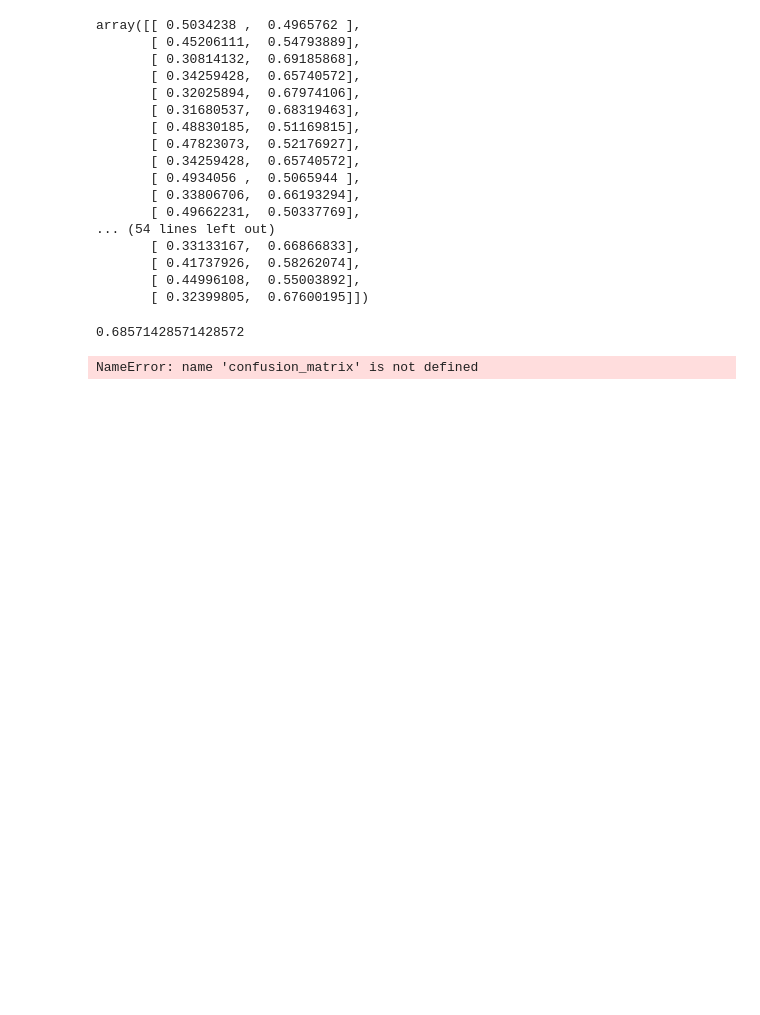
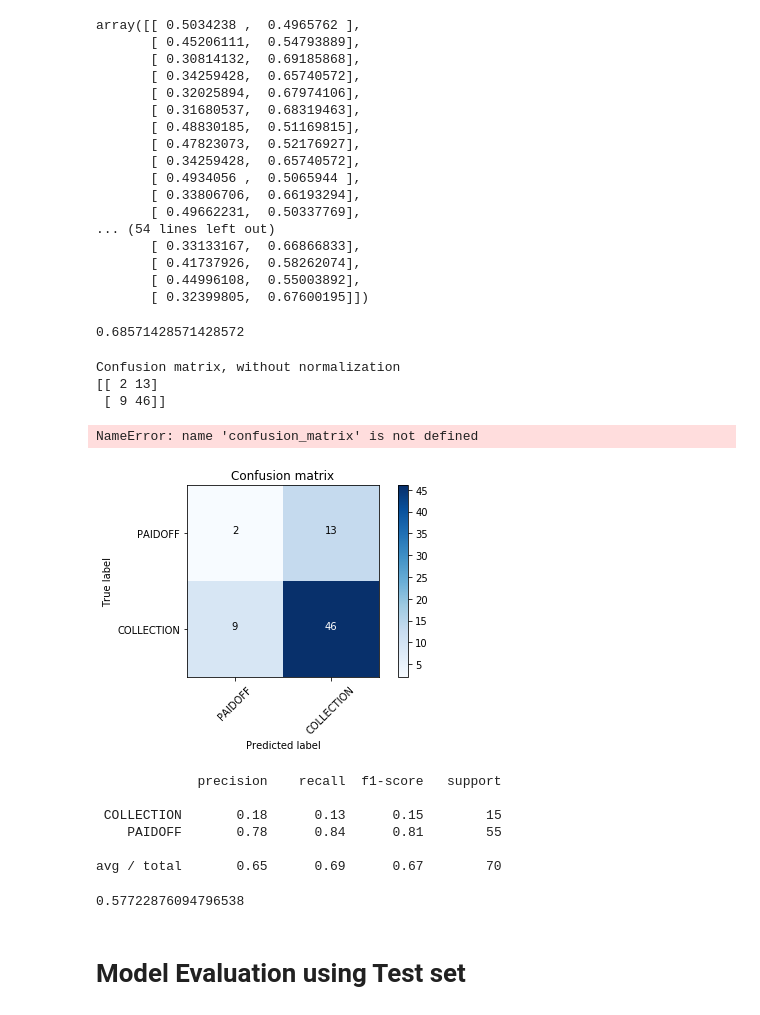
Before and after one commit to zachary2005/rguibi-project-coursera, a Jupyter notebook: rguibi_into_notebook.ipynb, the cells around one changed output. Saved outputs shown, nothing was run; the diff lists cells and outputs as text; code cells hidden in the pictures; blank space fills up the shorter version.

```diff
--- a/rguibi_into_notebook.ipynb
+++ b/rguibi_into_notebook.ipynb
@@ -659,11 +659,31 @@ def plot_confusion_matrix(cm, classes,
     print(confusion_matrix(y_test, yhat, labels=[1,0]))
 # %%
 # Compute confusion matrix
-cnf_matrix = confusion_matrix(y_test, yhat)
+cnf_matrix = metrics.confusion_matrix(y_test, yhat)
 np.set_printoptions(precision=2)
 
 # Plot non-normalized confusion matrix
 plt.figure()
 plot_confusion_matrix(cnf_matrix, classes=['PAIDOFF','COLLECTION'],  title='Confusion matrix')
 # %% [output]
-NameError: name 'confusion_matrix' is not defined
+Confusion matrix, without normalization
+[[ 2 13]
+ [ 9 46]]
+NameError: name 'confusion_matrix' is not defined
+[figure, added]
+# %%
+print (classification_report(y_test, yhat))
+# %% [output]
+             precision    recall  f1-score   support
+
+ COLLECTION       0.18      0.13      0.15        15
+    PAIDOFF       0.78      0.84      0.81        55
+
+avg / total       0.65      0.69      0.67        70
+# %%
+from sklearn.metrics import log_loss
+log_loss(y_test, yhat_prob)
+# %% [output]
+0.57722876094796538
+# %% [markdown]
+# Model Evaluation using Test set
```
Also changed, not shown: parts of 10 cells of this notebook.
